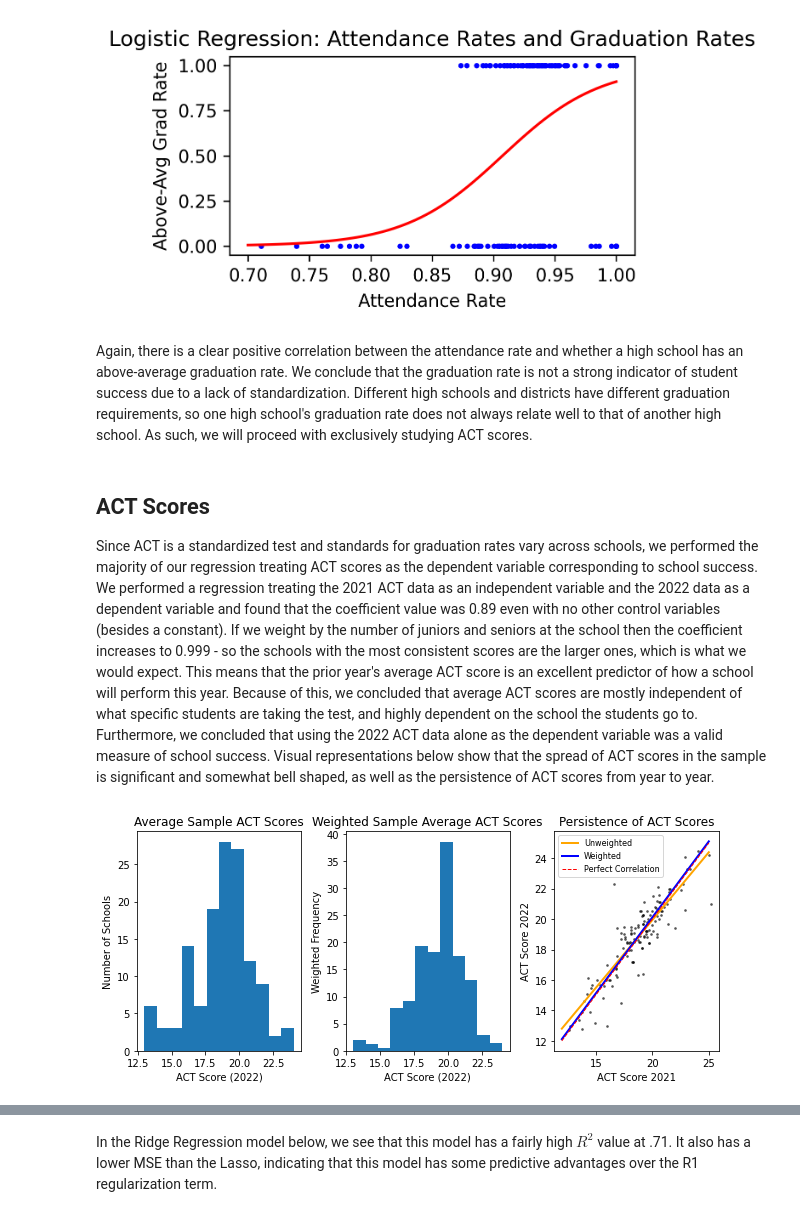
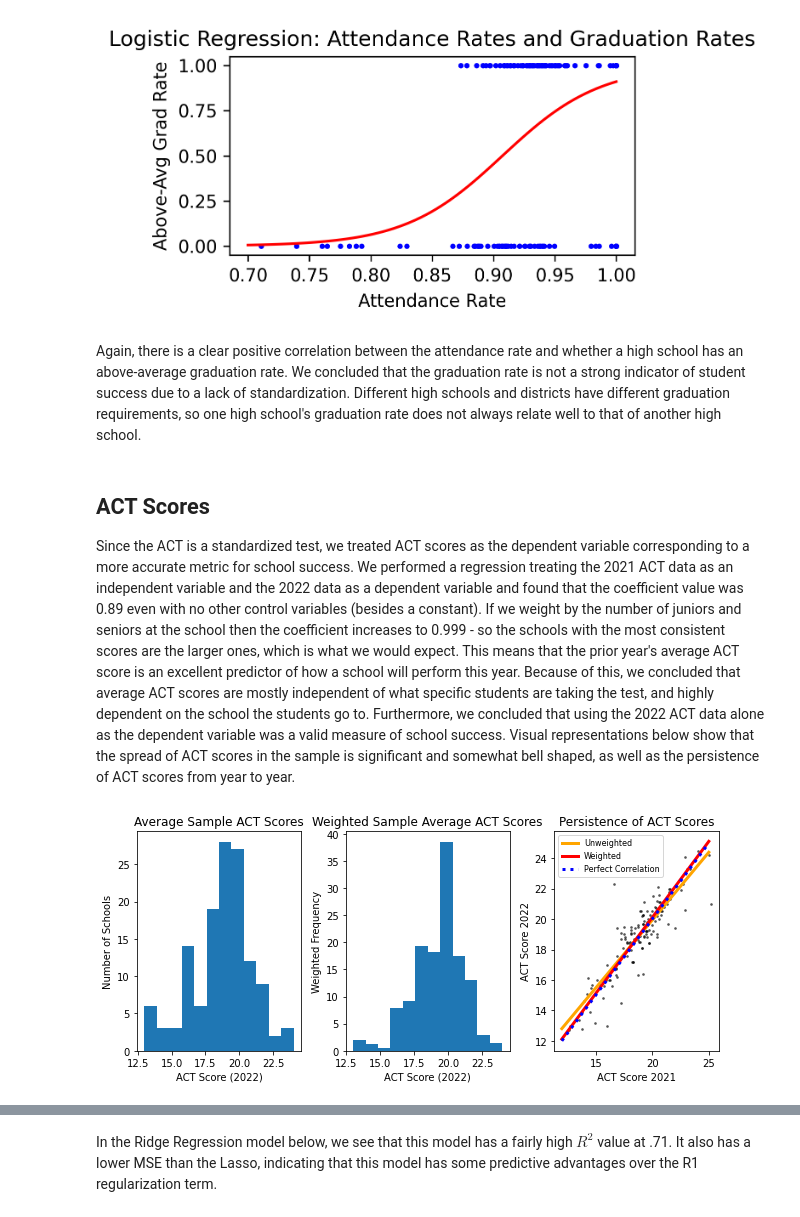
Before and after one commit to addmelo/volume3-project, a Jupyter notebook: Final_Draft_?.ipynb, the cells around one changed output, grey strips where cells are left out. Saved outputs shown, nothing was run; the diff lists cells and outputs as text; code cells hidden in the pictures.

```diff
--- a/Final_Draft_?.ipynb
+++ b/Final_Draft_?.ipynb
@@ -126,33 +118,33 @@ plt.xlabel("Attendance Rate"); plt.ylabel("Above-Avg Grad Rate"); plt.tight_layo
 # %% [output]
 [figure]
 # %% [markdown]
-Again, there is a clear positive correlation between the attendance rate and whether a high school has an above-average graduation rate. We conclude that the graduation rate is not a strong indicator of student success due to a lack of standardization. Different high schools and districts have different graduation requirements, so one high school's graduation rate does not always relate well to that of another high school. As such, we will proceed with exclusively studying ACT scores.
+Again, there is a clear positive correlation between the attendance rate and whether a high school has an above-average graduation rate. We concluded that the graduation rate is not a strong indicator of student success due to a lack of standardization. Different high schools and districts have different graduation requirements, so one high school's graduation rate does not always relate well to that of another high school.
 # %% [markdown]
 ## ACT Scores
-Since ACT is a standardized test and standards for graduation rates vary across schools, we performed the majority of our regression treating ACT scores as the dependent variable corresponding to school success. We performed a regression treating the 2021 ACT data as an independent variable and the 2022 data as a dependent variable and found that the coefficient value was 0.89 even with no other control variables (besides a constant). If we weight by the number of juniors and seniors at the school then the coefficient increases to 0.999 - so the schools with the most consistent scores are the larger ones, which is what we would expect. This means that the prior year's average ACT score is an excellent predictor of how a school will perform this year. Because of this, we concluded that average ACT scores are mostly independent of what specific students are taking the test, and highly dependent on the school the students go to. Furthermore, we concluded that using the 2022 ACT data alone as the dependent variable was a valid measure of school success. Visual representations below show that the spread of ACT scores in the sample is significant and somewhat bell shaped, as well as the persistence of ACT scores from year to year.
+Since the ACT is a standardized test, we treated ACT scores as the dependent variable corresponding to a more accurate metric for school success. We performed a regression treating the 2021 ACT data as an independent variable and the 2022 data as a dependent variable and found that the coefficient value was 0.89 even with no other control variables (besides a constant). If we weight by the number of juniors and seniors at the school then the coefficient increases to 0.999 - so the schools with the most consistent scores are the larger ones, which is what we would expect. This means that the prior year's average ACT score is an excellent predictor of how a school will perform this year. Because of this, we concluded that average ACT scores are mostly independent of what specific students are taking the test, and highly dependent on the school the students go to. Furthermore, we concluded that using the 2022 ACT data alone as the dependent variable was a valid measure of school success. Visual representations below show that the spread of ACT scores in the sample is significant and somewhat bell shaped, as well as the persistence of ACT scores from year to year.
 # %%
 data = pd.read_csv('cleaned_with_salaries.csv') #Make a histogram of ACT scores,Weight by School Size
 weights = data['students_11_12'] / data['students_11_12'].mean()
 act22 = np.round(data['act22'])
 fig, [ax, ax2, ax3] = plt.subplots(figsize=(9,4), nrows=1, ncols=3)
 act22.plot(kind='hist', bins=12, grid=False, ax=ax)
 act22.plot(kind="hist", weights=weights, ax = ax2, bins=12)
 ax.set_title("Average Sample ACT Scores"); ax.set_xlabel("ACT Score (2022)"); ax.set_ylabel("Number of Schools")
 ax2.set_title("Weighted Sample Average ACT Scores");
 ax2.set_xlabel("ACT Score (2022)"); ax2.set_ylabel("Weighted Frequency"); plt.tight_layout()
 X = data['act21'].values.reshape(-1,1) #Regression of past year ACT on this year ACT
 y = data['act22'].values.reshape(-1,1)
 act_reg_model = LinearRegression().fit(X, y) #Unweighted Model
 beta, intercept = act_reg_model.coef_, act_reg_model.intercept_
 act_reg_model.fit(X, y, weights) #Weighted Model
 beta2, intercept2 = act_reg_model.coef_, act_reg_model.intercept_
 domain = np.linspace(12, 25, 100)
 ax3.scatter(data['act21'], data['act22'], color='black', marker='o', alpha=0.5, s=3) #Persistence Graph
-ax3.plot(domain, intercept[0]+beta[0]*domain, lw=2, label='Unweighted', color='orange')
-ax3.plot(domain, intercept2[0]+beta2[0]*domain, lw=2, label='Weighted', color='blue')
-ax3.plot(domain, domain, '--', lw=1, label='Perfect Correlation', color='red')
+ax3.plot(domain, intercept[0]+beta[0]*domain, lw=3, label='Unweighted', color='orange')
+ax3.plot(domain, intercept2[0]+beta2[0]*domain, lw=3, label='Weighted', color='red')
+ax3.plot(domain, domain, ':', lw=3, label='Perfect Correlation', color='blue')
 ax3.set_xlabel("ACT Score 2021"); ax3.set_ylabel("ACT Score 2022");
 ax3.set_title("Persistence of ACT Scores"); ax3.legend(fontsize=8); plt.show()
 # %% [output]
-[figure, old version]
+[figure, new version]
 # %% [markdown]
```
Also changed, not shown: parts of 17 cells of this notebook, 1 other file.
